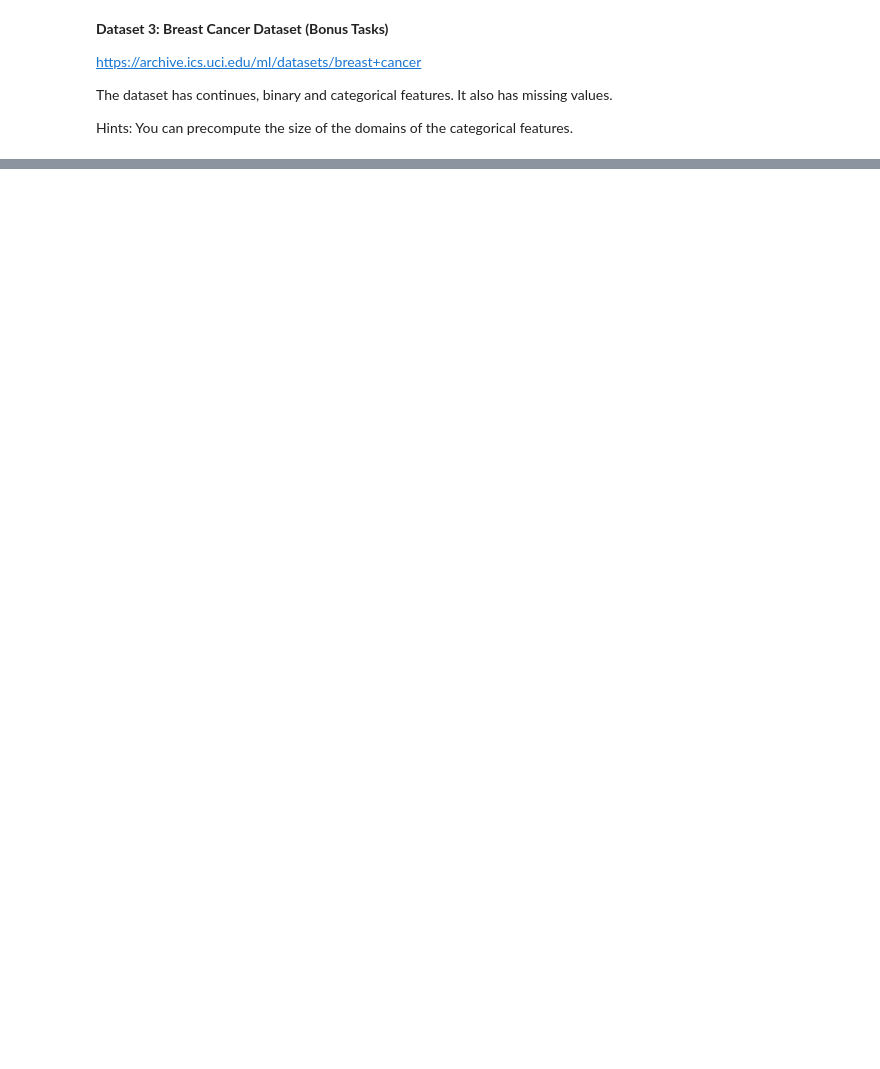
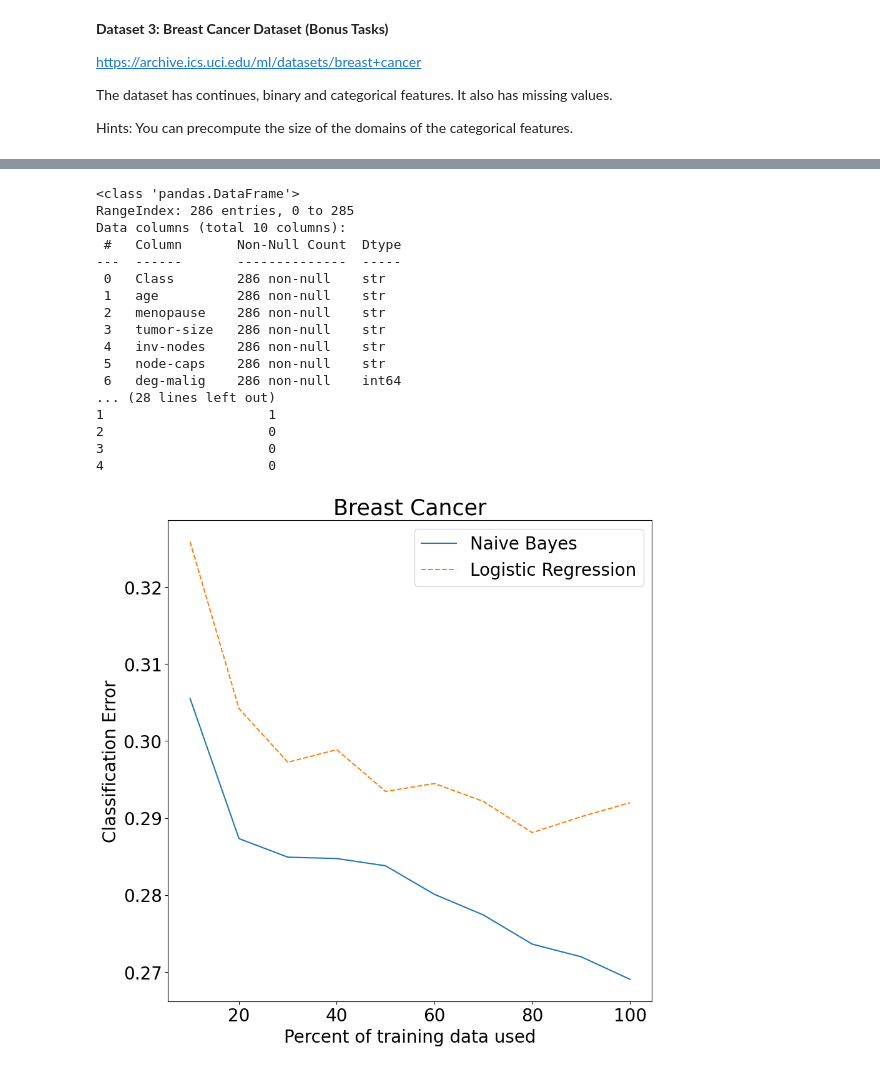
Before and after one commit to adevantery/fods2026, a Jupyter notebook: Practical_task_2/Notebooks/Practical2_skeleton_olat.ipynb, the cells around one changed output, grey strips where cells are left out. Drawn from its saved outputs; the diff is of its cells as text; code cells hidden in the pictures; blank space fills up the shorter version.

```diff
--- a/Practical_task_2/Notebooks/Practical2_skeleton_olat.ipynb
+++ b/Practical_task_2/Notebooks/Practical2_skeleton_olat.ipynb
@@ -521,0 +487,70 @@ memory usage: 22.5+ KB
+# %%
+# load the dataset
+# TODO: insert your code for experiments
+###################################################
+##### YOUR CODE STARTS HERE #######################
+###################################################
+cancer = pd.read_csv('../Datasets/breast-cancer.csv')
+
+cancer.info()
+
+# Missing values are marked '?' (node-caps, breast-quad): impute with the most frequent value of the column.
+cancer = cancer.replace('?', np.nan)
+cancer = cancer.fillna(cancer.mode().iloc[0])
+
+y_cancer = (cancer['Class'] == 'recurrence-events').astype(int).to_numpy()
+
+# Ordinal features (ordered ranges / grades): integer codes that preserve the order.
+def first_num(s): return int(s.split('-')[0])
+ordinal = {}
+for col in ['age', 'tumor-size', 'inv-nodes']:
+    order = sorted(cancer[col].unique(), key=first_num)
+    ordinal[col] = cancer[col].map({v: i for i, v in enumerate(order)})
+ordinal['deg-malig'] = cancer['deg-malig'] - 1          # grade 1..3 -> 0..2
+# Binary features -> 0/1
+binary = {'node-caps': (cancer['node-caps'] == 'yes').astype(int),
+          'breast': (cancer['breast'] == 'right').astype(int),
+          'irradiat': (cancer['irradiat'] == 'yes').astype(int)}
+# Nominal features (no natural order): integer codes for NBC (categorical), one-hot for LR
+nominal_cols = ['menopause', 'breast-quad']
+nominal_codes = {c: cancer[c].astype('category').cat.codes for c in nominal_cols}
+
+# Representation for NBC: every feature as small integers, with its feature type
+X_nbc_df = pd.DataFrame({**ordinal, **binary, **nominal_codes})
+types, ncat = [], []
+for col in X_nbc_df.columns:
+    if col in binary: types.append('b'); ncat.append(2)
+    else: types.append('c'); ncat.append(int(X_nbc_df[col].max()) + 1)
+
+# Representation for LR: ordinal as integers, binary as 0/1, nominal one-hot
+X_lr_df = pd.concat([pd.DataFrame({**ordinal, **binary}),
+                     pd.get_dummies(cancer[nominal_cols], dtype=int)], axis=1)
+print(X_lr_df.head())
+
+nbc = NBC(feature_types=types, num_categories=ncat)
+lr = LogisticRegression(max_iter=1000)
+nbc_perf, lr_perf = compareNBCvsLR(nbc, lr, X_nbc_df.to_numpy(), y_cancer, num_runs=200,
+                                   X_lr=X_lr_df.to_numpy())
+makePlot(nbc_perf, lr_perf, title='Breast Cancer')
+###################################################
+##### YOUR CODE ENDS HERE #########################
+###################################################
+# %% [output]
+<class 'pandas.DataFrame'>
+RangeIndex: 286 entries, 0 to 285
+Data columns (total 10 columns):
+ #   Column       Non-Null Count  Dtype
+---  ------       --------------  -----
+ 0   Class        286 non-null    str
+ 1   age          286 non-null    str
+ 2   menopause    286 non-null    str
+ 3   tumor-size   286 non-null    str
+ 4   inv-nodes    286 non-null    str
+ 5   node-caps    286 non-null    str
+ 6   deg-malig    286 non-null    int64
+... (28 lines left out)
+1                     1
+2                     0
+3                     0
+4                     0
+[figure, added]
```
Also changed, not shown: parts of 17 cells of this notebook, 6 other files.
